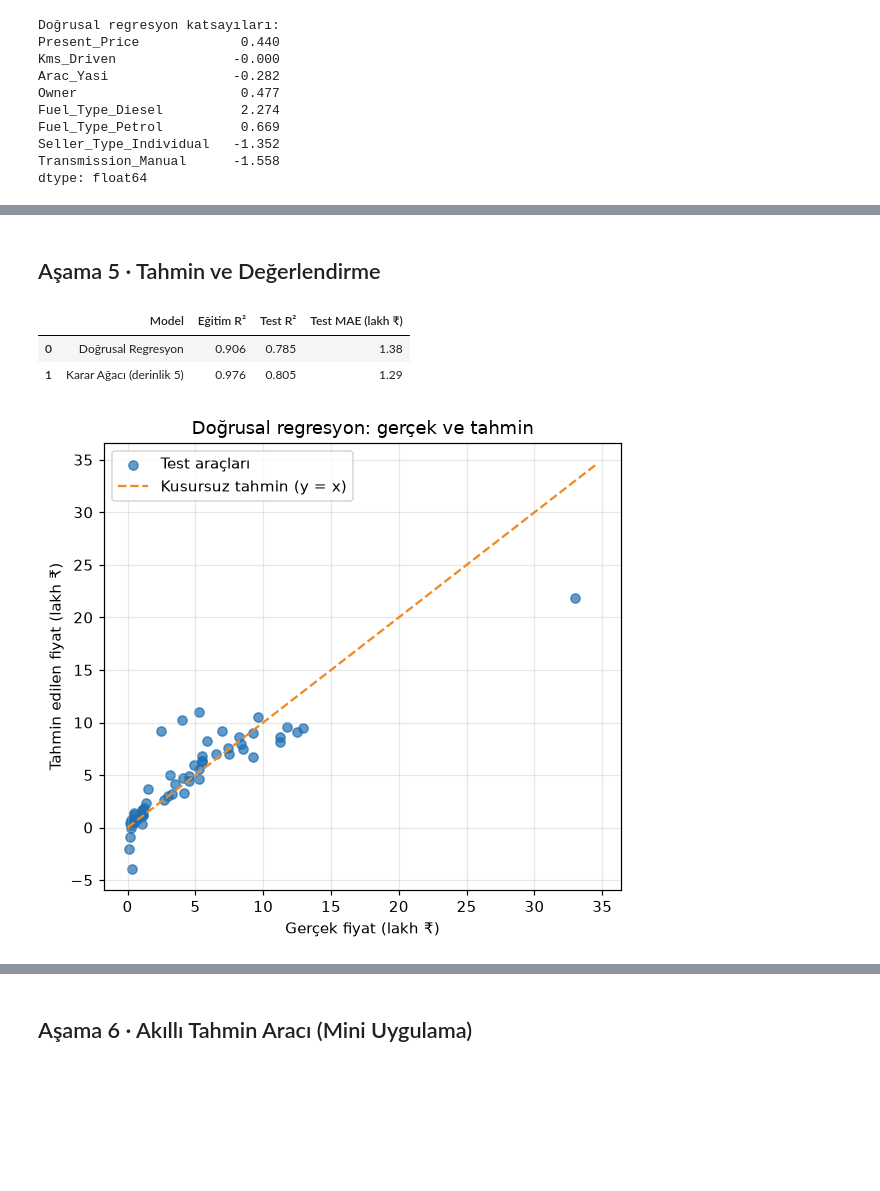
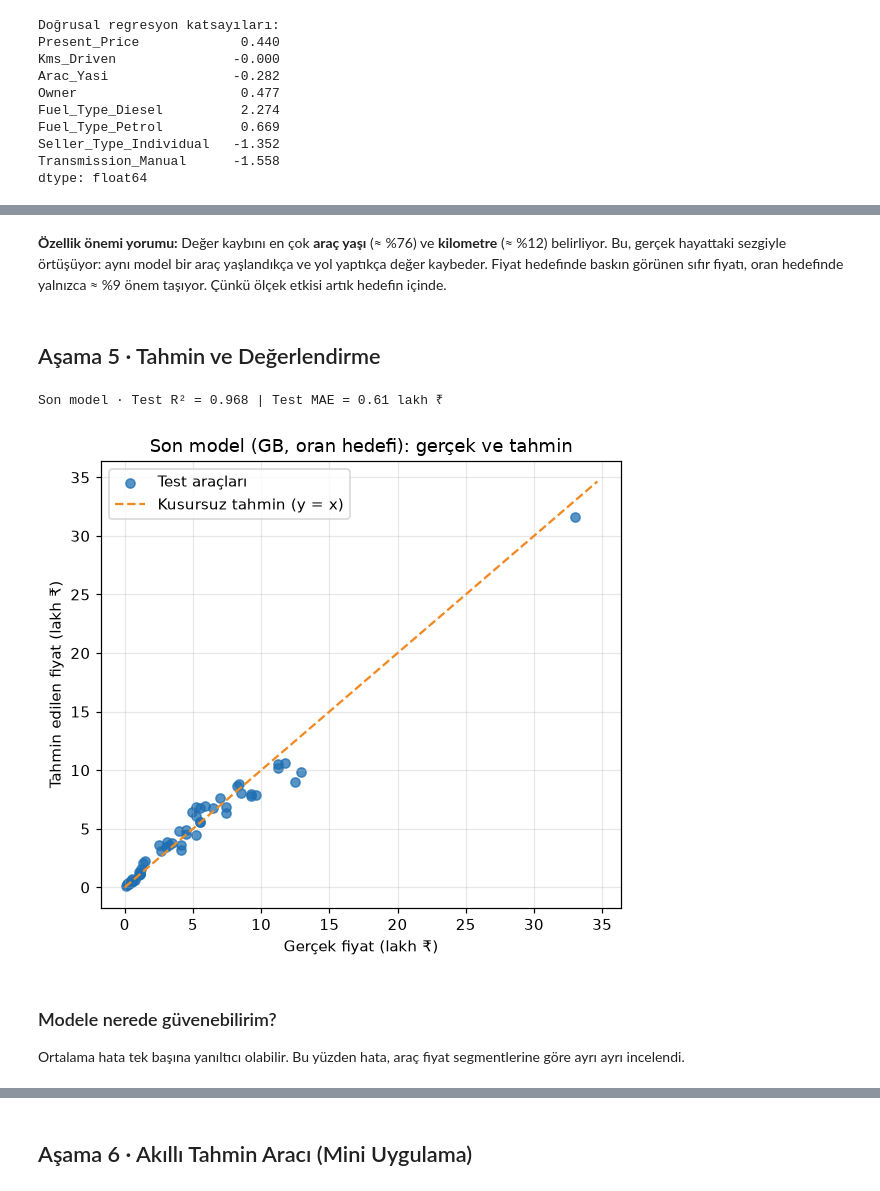
Before and after one commit to mirhanserim/yapay-zeka-portfolyo, a Jupyter notebook: 1_Python_Arac_Fiyat/Arac_Fiyat_Tahmini.ipynb, the cells around one changed output, grey strips where cells are left out. Drawn from its saved outputs; the diff is of its cells as text; code cells hidden in the pictures; blank space fills up the shorter version.

Commit message:
Proje 1: model karşılaştırması, değer kaybı oranı hedefi, özellik önemi, segment analizi

```diff
--- a/1_Python_Arac_Fiyat/Arac_Fiyat_Tahmini.ipynb
+++ b/1_Python_Arac_Fiyat/Arac_Fiyat_Tahmini.ipynb
@@ -204,12 +212,7 @@ Kullanılan sütunlar: ['Present_Price', 'Kms_Driven', 'Arac_Yasi', 'Owner', 'Fu
 # %%
-model = LinearRegression()
-model.fit(X_egitim, y_egitim)
-
-# Karşılaştırma için ikinci bir model: karar ağacı (derinlik sınırlı, aşırı öğrenmeyi azaltmak için)
-agac = DecisionTreeRegressor(max_depth=5, random_state=RASTGELE)
-agac.fit(X_egitim, y_egitim)
-
-katsayilar = pd.Series(model.coef_, index=X.columns).round(3)
+model_lr = LinearRegression()
+model_lr.fit(X_egitim, y_egitim)
+katsayilar = pd.Series(model_lr.coef_, index=X.columns).round(3)
 print("Doğrusal regresyon katsayıları:\n", katsayilar, sep="")
 # %% [output]
 Doğrusal regresyon katsayıları:
@@ -229,0 +280,9 @@ görmek için **derinliği 5 ile sınırlı bir Karar Ağacı** da karşılaşt
+# %%
+sonuclar_oran = []
+modeller_oran = {}
+for ad in ["Doğrusal Regresyon", "Random Forest", "Gradient Boosting"]:
+    m, satir = olc(ad, ADAYLAR[ad], oran_hedefi=True)
+    modeller_oran[ad] = m; sonuclar_oran.append(satir)
+
+karsilastirma = pd.DataFrame(sonuclar + sonuclar_oran)
+karsilastirma
@@ -229,0 +314,13 @@ görmek için **derinliği 5 ile sınırlı bir Karar Ağacı** da karşılaşt
+# %%
+model = modeller_oran["Gradient Boosting"]   # son model
+
+def fiyat_tahmini(tablo):
+    """Model değer kaybı oranını tahmin eder, sıfır fiyatıyla çarpılarak fiyata çevrilir."""
+    return model.predict(tablo) * tablo["Present_Price"].to_numpy()
+
+onem = pd.Series(model.feature_importances_, index=X.columns).sort_values()
+fig, ax = plt.subplots(figsize=(7, 3.6))
+ax.barh(onem.index, onem.values, color=["#f08a24" if v == onem.max() else "#1f6fb2" for v in onem.values])
+ax.set_title("Özellik önemi (Gradient Boosting, değer kaybı oranı)"); ax.set_xlabel("Önem (toplam = 1)")
+plt.tight_layout(); plt.savefig("grafik_onem.png", dpi=160, bbox_inches="tight"); plt.show()
+print(onem.sort_values(ascending=False).round(3))
@@ -230,26 +338,23 @@ görmek için **derinliği 5 ile sınırlı bir Karar Ağacı** da karşılaşt
+# %% [markdown]
+**Özellik önemi yorumu:** Değer kaybını en çok **araç yaşı** (≈ %76) ve **kilometre** (≈ %12) belirliyor. Bu, gerçek hayattaki
+sezgiyle örtüşüyor: aynı model bir araç yaşlandıkça ve yol yaptıkça değer kaybeder. Fiyat hedefinde baskın görünen sıfır fiyatı,
+oran hedefinde yalnızca ≈ %9 önem taşıyor. Çünkü ölçek etkisi artık hedefin içinde.
 # %% [markdown]
 ## Aşama 5 · Tahmin ve Değerlendirme
-# %%
-sonuc = []
-for ad, m in [("Doğrusal Regresyon", model), ("Karar Ağacı (derinlik 5)", agac)]:
-    tahmin = m.predict(X_test)
-    sonuc.append({"Model": ad,
-                  "Eğitim R²": round(m.score(X_egitim, y_egitim), 3),
-                  "Test R²": round(r2_score(y_test, tahmin), 3),
-                  "Test MAE (lakh ₹)": round(mean_absolute_error(y_test, tahmin), 2)})
-sonuc = pd.DataFrame(sonuc); sonuc
-# %% [output]
-|  | Model | Eğitim R² | Test R² | Test MAE (lakh ₹) |
-| 0 | Doğrusal Regresyon | 0.906 | 0.785 | 1.38 |
-| 1 | Karar Ağacı (derinlik 5) | 0.976 | 0.805 | 1.29 |
 # %%
-tahmin_lr = model.predict(X_test)
+tahmin = fiyat_tahmini(X_test)
+print(f"Son model · Test R² = {r2_score(y_test, tahmin):.3f} | Test MAE = {mean_absolute_error(y_test, tahmin):.2f} lakh ₹")
+
 fig, ax = plt.subplots(figsize=(5.5, 5))
-ax.scatter(y_test, tahmin_lr, alpha=0.7, c="#1f6fb2", label="Test araçları")
-sinir = [0, max(y_test.max(), tahmin_lr.max()) * 1.05]
+ax.scatter(y_test, tahmin, alpha=0.75, c="#1f6fb2", label="Test araçları")
+sinir = [0, max(y_test.max(), tahmin.max()) * 1.05]
 ax.plot(sinir, sinir, "--", c="#f08a24", label="Kusursuz tahmin (y = x)")
 ax.set_xlabel("Gerçek fiyat (lakh ₹)"); ax.set_ylabel("Tahmin edilen fiyat (lakh ₹)")
-ax.set_title("Doğrusal regresyon: gerçek ve tahmin"); ax.legend()
+ax.set_title("Son model (GB, oran hedefi): gerçek ve tahmin"); ax.legend()
 plt.tight_layout(); plt.savefig("grafik_tahmin.png", dpi=160, bbox_inches="tight"); plt.show()
 # %% [output]
+Son model · Test R² = 0.968 | Test MAE = 0.61 lakh ₹
-[figure, old version]
+[figure, new version]
+# %% [markdown]
+### Modele nerede güvenebilirim?
+Ortalama hata tek başına yanıltıcı olabilir. Bu yüzden hata, araç fiyat segmentlerine göre ayrı ayrı incelendi.
```
Also changed, not shown: parts of 20 cells of this notebook, 4 other files.
